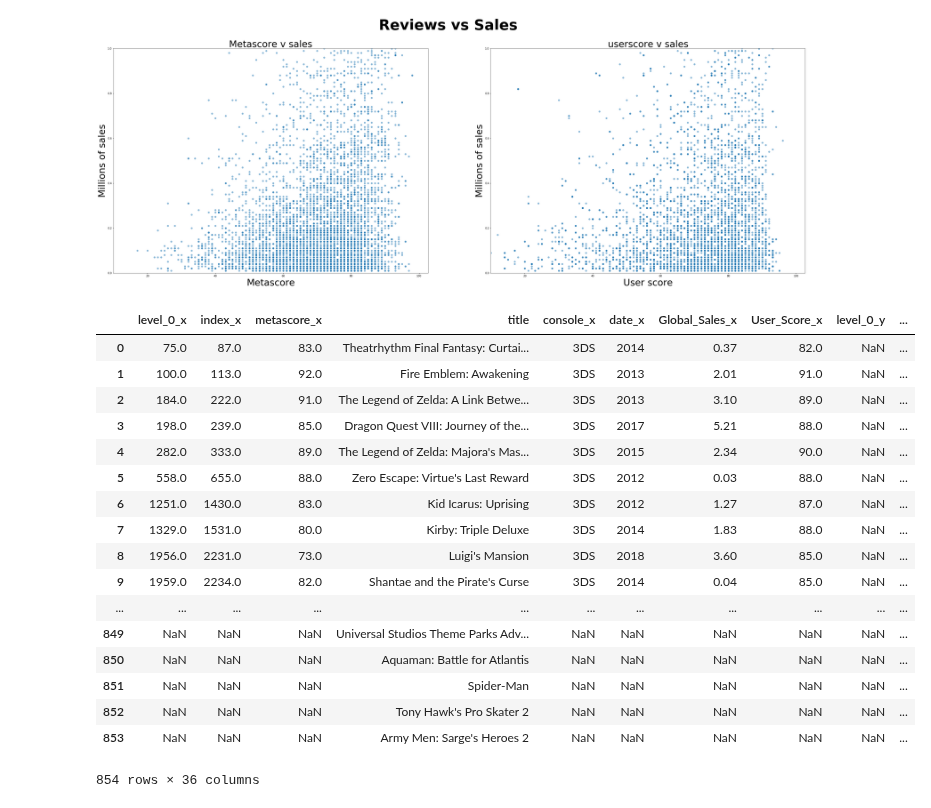
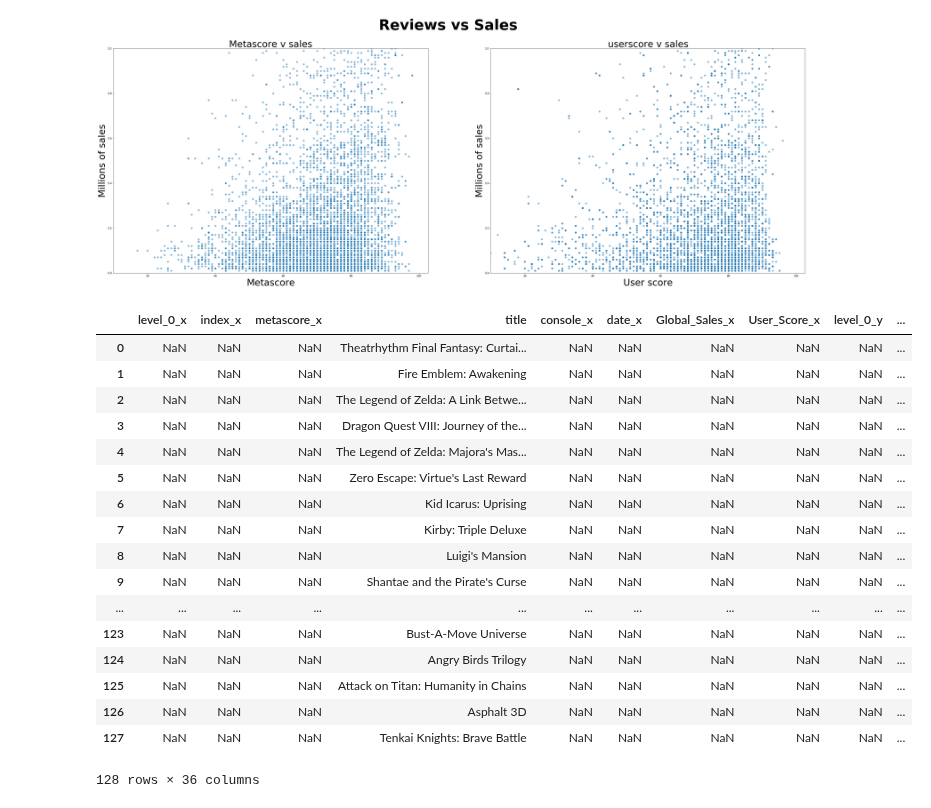
Before and after one commit to mell0611/data_science_project, a Jupyter notebook: dataset/Noah's csv_check.ipynb, the cells around one changed output. Cells and saved outputs as stored; diff of their text form; code cells hidden in the pictures.

```diff
--- a/dataset/Noah's csv_check.ipynb
+++ b/dataset/Noah's csv_check.ipynb
@@ -192,31 +192,31 @@ grouped = combo.groupby('console')
 # %%
 combops2 = grouped.get_group('PS2')
 combods = grouped.get_group("3DS")
-combowii = pd.merge(combods, grouped.get_group("WII"), on='title', how='outer', indicator=False)
-combogc = pd.merge(combowii, grouped.get_group("GC"), on='title', how='outer', indicator=False)
-combon64 = pd.merge(combogc, grouped.get_group("N64"), on='title', how='outer', indicator=False)
-combonintendo = pd.merge(combon64, grouped.get_group("3DS"), on='title', how='outer', indicator=False)
+combowii = pd.merge(combods, grouped.get_group("WII"), on='title', how='right', indicator=False)
+combogc = pd.merge(combowii, grouped.get_group("GC"), on='title', how='right', indicator=False)
+combon64 = pd.merge(combogc, grouped.get_group("N64"), on='title', how='right', indicator=False)
+combonintendo = pd.merge(combon64, grouped.get_group("3DS"), on='title', how='right', indicator=False)
 comboxboxold = grouped.get_group("XBOX")
-comboxboxone = pd.merge(comboxboxold, grouped.get_group("XONE"), on='title', how='outer', indicator=False)
-comboxbox = pd.merge(comboxboxone, grouped.get_group("X360"), on = 'title', how='outer',indicator = False)
+comboxboxone = pd.merge(comboxboxold, grouped.get_group("XONE"), on='title', how='right', indicator=False)
+comboxbox = pd.merge(comboxboxone, grouped.get_group("X360"), on = 'title', how='right',indicator = False)
 comboxbox
 combonintendo
 # %% [output]
 |  | level_0_x | index_x | metascore_x | title | console_x | date_x | Global_Sales_x | User_Score_x | level_0_y | ... |
-| 0 | 75.0 | 87.0 | 83.0 | Theatrhythm Final Fantasy: Curtai... | 3DS | 2014 | 0.37 | 82.0 | NaN | ... |
-| 1 | 100.0 | 113.0 | 92.0 | Fire Emblem: Awakening | 3DS | 2013 | 2.01 | 91.0 | NaN | ... |
-| 2 | 184.0 | 222.0 | 91.0 | The Legend of Zelda: A Link Betwe... | 3DS | 2013 | 3.10 | 89.0 | NaN | ... |
-| 3 | 198.0 | 239.0 | 85.0 | Dragon Quest VIII: Journey of the... | 3DS | 2017 | 5.21 | 88.0 | NaN | ... |
-| 4 | 282.0 | 333.0 | 89.0 | The Legend of Zelda: Majora's Mas... | 3DS | 2015 | 2.34 | 90.0 | NaN | ... |
-| 5 | 558.0 | 655.0 | 88.0 | Zero Escape: Virtue's Last Reward | 3DS | 2012 | 0.03 | 88.0 | NaN | ... |
-| 6 | 1251.0 | 1430.0 | 83.0 | Kid Icarus: Uprising | 3DS | 2012 | 1.27 | 87.0 | NaN | ... |
-| 7 | 1329.0 | 1531.0 | 80.0 | Kirby: Triple Deluxe | 3DS | 2014 | 1.83 | 88.0 | NaN | ... |
-| 8 | 1956.0 | 2231.0 | 73.0 | Luigi's Mansion | 3DS | 2018 | 3.60 | 85.0 | NaN | ... |
-| 9 | 1959.0 | 2234.0 | 82.0 | Shantae and the Pirate's Curse | 3DS | 2014 | 0.04 | 85.0 | NaN | ... |
+| 0 | NaN | NaN | NaN | Theatrhythm Final Fantasy: Curtai... | NaN | NaN | NaN | NaN | NaN | ... |
+| 1 | NaN | NaN | NaN | Fire Emblem: Awakening | NaN | NaN | NaN | NaN | NaN | ... |
+| 2 | NaN | NaN | NaN | The Legend of Zelda: A Link Betwe... | NaN | NaN | NaN | NaN | NaN | ... |
+| 3 | NaN | NaN | NaN | Dragon Quest VIII: Journey of the... | NaN | NaN | NaN | NaN | NaN | ... |
+| 4 | NaN | NaN | NaN | The Legend of Zelda: Majora's Mas... | NaN | NaN | NaN | NaN | NaN | ... |
+| 5 | NaN | NaN | NaN | Zero Escape: Virtue's Last Reward | NaN | NaN | NaN | NaN | NaN | ... |
+| 6 | NaN | NaN | NaN | Kid Icarus: Uprising | NaN | NaN | NaN | NaN | NaN | ... |
+| 7 | NaN | NaN | NaN | Kirby: Triple Deluxe | NaN | NaN | NaN | NaN | NaN | ... |
+| 8 | NaN | NaN | NaN | Luigi's Mansion | NaN | NaN | NaN | NaN | NaN | ... |
+| 9 | NaN | NaN | NaN | Shantae and the Pirate's Curse | NaN | NaN | NaN | NaN | NaN | ... |
 | ... | ... | ... | ... | ... | ... | ... | ... | ... | ... | ... |
-| 849 | NaN | NaN | NaN | Universal Studios Theme Parks Adv... | NaN | NaN | NaN | NaN | NaN | ... |
-| 850 | NaN | NaN | NaN | Aquaman: Battle for Atlantis | NaN | NaN | NaN | NaN | NaN | ... |
-| 851 | NaN | NaN | NaN | Spider-Man | NaN | NaN | NaN | NaN | NaN | ... |
-| 852 | NaN | NaN | NaN | Tony Hawk's Pro Skater 2 | NaN | NaN | NaN | NaN | NaN | ... |
-| 853 | NaN | NaN | NaN | Army Men: Sarge's Heroes 2 | NaN | NaN | NaN | NaN | NaN | ... |
+| 123 | NaN | NaN | NaN | Bust-A-Move Universe | NaN | NaN | NaN | NaN | NaN | ... |
+| 124 | NaN | NaN | NaN | Angry Birds Trilogy | NaN | NaN | NaN | NaN | NaN | ... |
+| 125 | NaN | NaN | NaN | Attack on Titan: Humanity in Chains | NaN | NaN | NaN | NaN | NaN | ... |
+| 126 | NaN | NaN | NaN | Asphalt 3D | NaN | NaN | NaN | NaN | NaN | ... |
+| 127 | NaN | NaN | NaN | Tenkai Knights: Brave Battle | NaN | NaN | NaN | NaN | NaN | ... |
-854 rows × 36 columns
+128 rows × 36 columns
```
Also changed, not shown: parts of 2 cells of this notebook.
